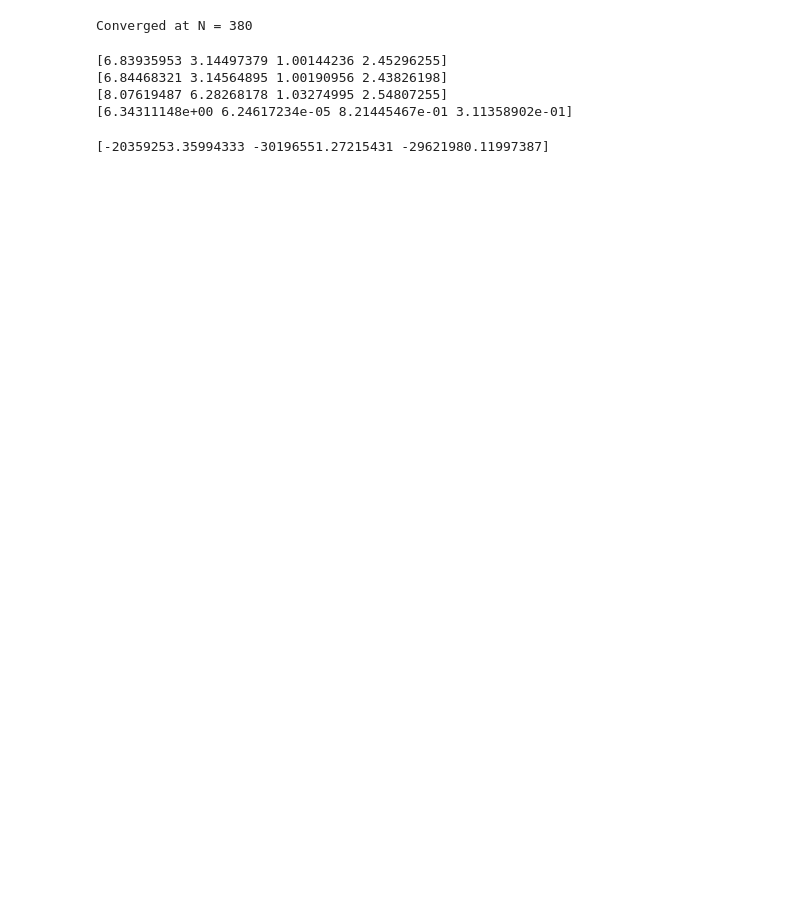
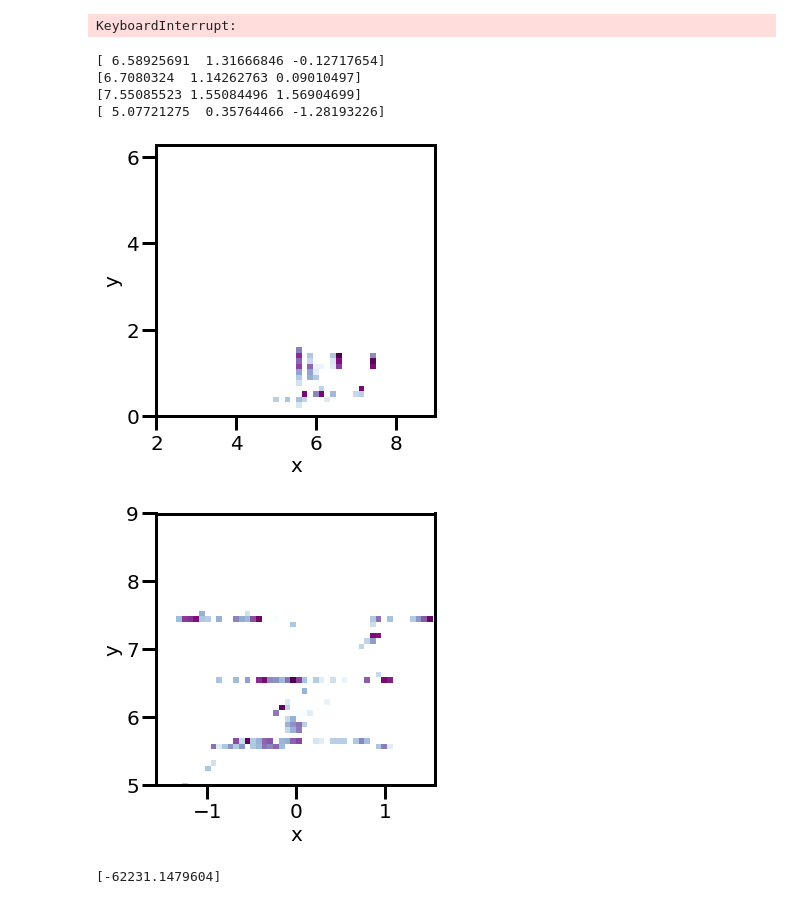
Before and after one commit to astertaylor/Oumuamua, a Jupyter notebook: Lightcurves/ML_MCMC.ipynb, the cells around one changed output. Saved outputs shown, nothing was run; the diff lists cells and outputs as text; code cells hidden in the pictures; blank space fills up the shorter version.

```diff
--- a/Lightcurves/ML_MCMC.ipynb
+++ b/Lightcurves/ML_MCMC.ipynb
@@ -194,7 +255,7 @@ def MCMC(x0,nwalk=10,nminsteps=10**3,nmaxsteps=10**5,nconv=20,step=1,logfunc=Non
 # %%
 def lnL(x,y,sigy):
     vary=sigy**2
-    L=-0.5*(np.sum((x-y)**2/vary,axis=-1)*np.pi*np.sum(vary))
+    L=-0.5*(np.sum((x-y)**2/vary,axis=-1)+2*np.pi*np.sum(vary))
     return(L)
 
 def min_wrapper(x,p,theta,phi,psi,mag,sigmag,alpha,beta,a,b,c):
@@ -224,10 +285,10 @@ def lnprior(params,bounds):
 
 def MCMCwrapper(x,args):
     from scipy.optimize import minimize
-    period=x[:,0]
-    theta=x[:,1]
-    phi=x[:,2]
-    psi=x[:,3]
+    period=x[:,0]/24
+    #theta=x[:,1]
+    phi=x[:,1]
+    psi=x[:,2]
 
     mag,sigmag,alpha,time,a,b,c,bounds,deltaV,betainit=args
 
@@ -270,23 +344,35 @@ nbelalpha=belalpha[beltime<55.5]
 # %%
-x0=np.array([8,np.pi,1,1])
-bounds=[(0,9),(0,2*np.pi),(0,np.pi/2),(0,2*np.pi)]
-args=(nbelmag,nbelsig,np.zeros_like(nbeltime),nbeltime-np.min(nbeltime),19,115,111,bounds,33,np.pi/2)
-chain=MCMC(x0,nwalk=10,nminsteps=10**4,nmaxsteps=10**5,nconv=20,step=1,logfunc=MCMCwrapper,
+x0=np.array([7.32,1,0])
+bounds=[(5,9),(0,np.pi/2),(-np.pi/2,np.pi/2)]
+args=(nbelmag,nbelsig,nbelalpha,nbeltime-np.min(nbeltime),19,115,111,bounds,33.25,np.pi/2)
+chain=MCMC(x0,nwalk=10,nminsteps=10**3,nmaxsteps=10**5,nconv=20,step=1,logfunc=MCMCwrapper,
          args=args,convergence_func=gr_indicator,conv_args=1.01)
 # %% [output]
-Converged at N = 380
+KeyboardInterrupt:
 # %%
+opt=np.median(chain,axis=0)
+opt[0]*=1/24
+
 print(np.median(chain,axis=0))
 print(np.mean(chain,axis=0))
 print(np.max(chain,axis=0))
 print(np.min(chain,axis=0))
 # %% [output]
-[6.83935953 3.14497379 1.00144236 2.45296255]
-[6.84468321 3.14564895 1.00190956 2.43826198]
-[8.07619487 6.28268178 1.03274995 2.54807255]
-[6.34311148e+00 6.24617234e-05 8.21445467e-01 3.11358902e-01]
+[ 6.58925691  1.31666846 -0.12717654]
+[6.7080324  1.14262763 0.09010497]
+[7.55085523 1.55084496 1.56904699]
+[ 5.07721275  0.35764466 -1.28193226]
-# %%
-x=np.array([[5,2.814,0.605,4.583],[7.3,2.814,0.605,4.583],[7.3,0,np.pi/2,np.pi/2]])
-print(MCMCwrapper(x,args))
-# %% [output]
-[-20359253.35994333 -30196551.27215431 -29621980.11997387]
+# %%
+plot_2d_dist(chain[:,0],chain[:,1],xlim=[2,9],ylim=[0,2*np.pi],nxbins=50,nybins=50)
+plot_2d_dist(chain[:,2],chain[:,0],xlim=[-np.pi/2,np.pi/2],ylim=[5,9],nxbins=50,nybins=50)
+# %% [output]
+[figure, added]
+[figure, added]
+# %%
+beta=2*np.pi*((beltime-np.min(beltime))%opt[0])/opt[0]-np.pi/2
+
+curve=33.25-2.5*np.log10(evolving_axis_lightcurve(0,opt[1],opt[2],a,b,c,belalpha,beta))
+
+print(lnL(curve,belmag,belsig))
+# %% [output]
+[-62231.1479604]
```
Also changed, not shown: parts of 20 cells of this notebook, 2 other files.
